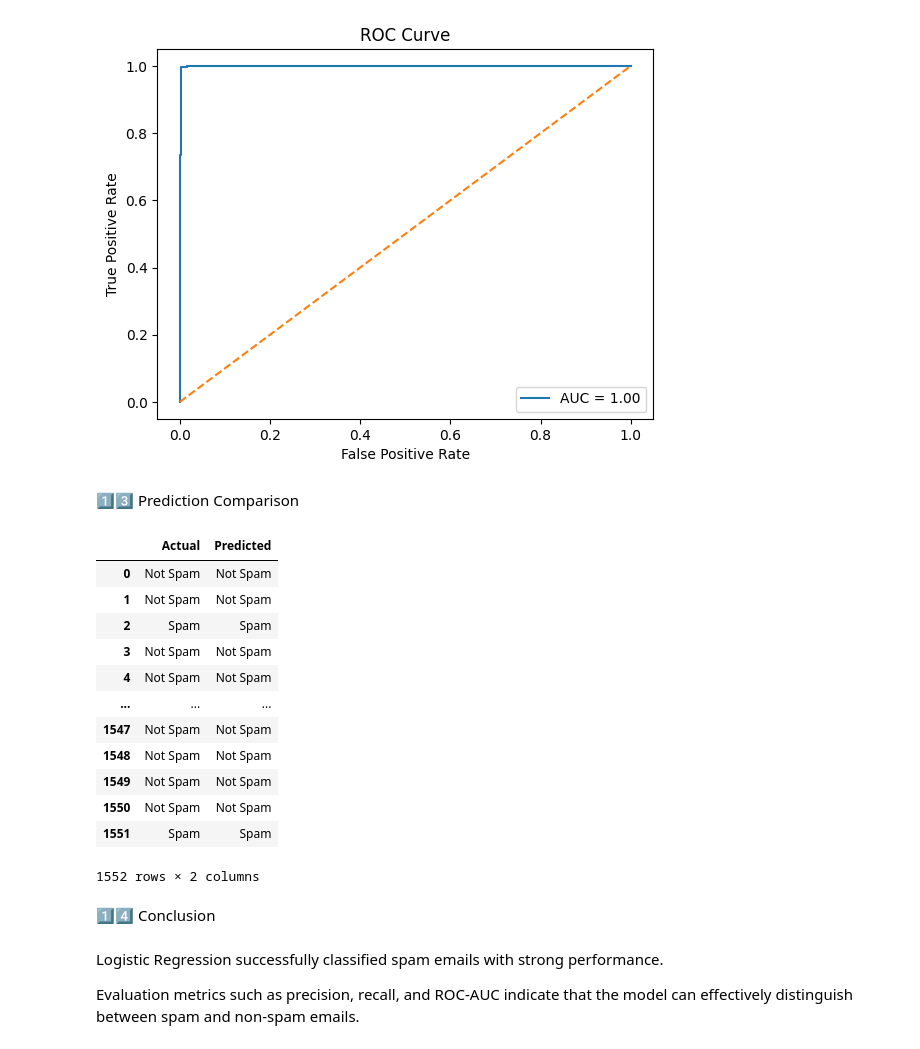
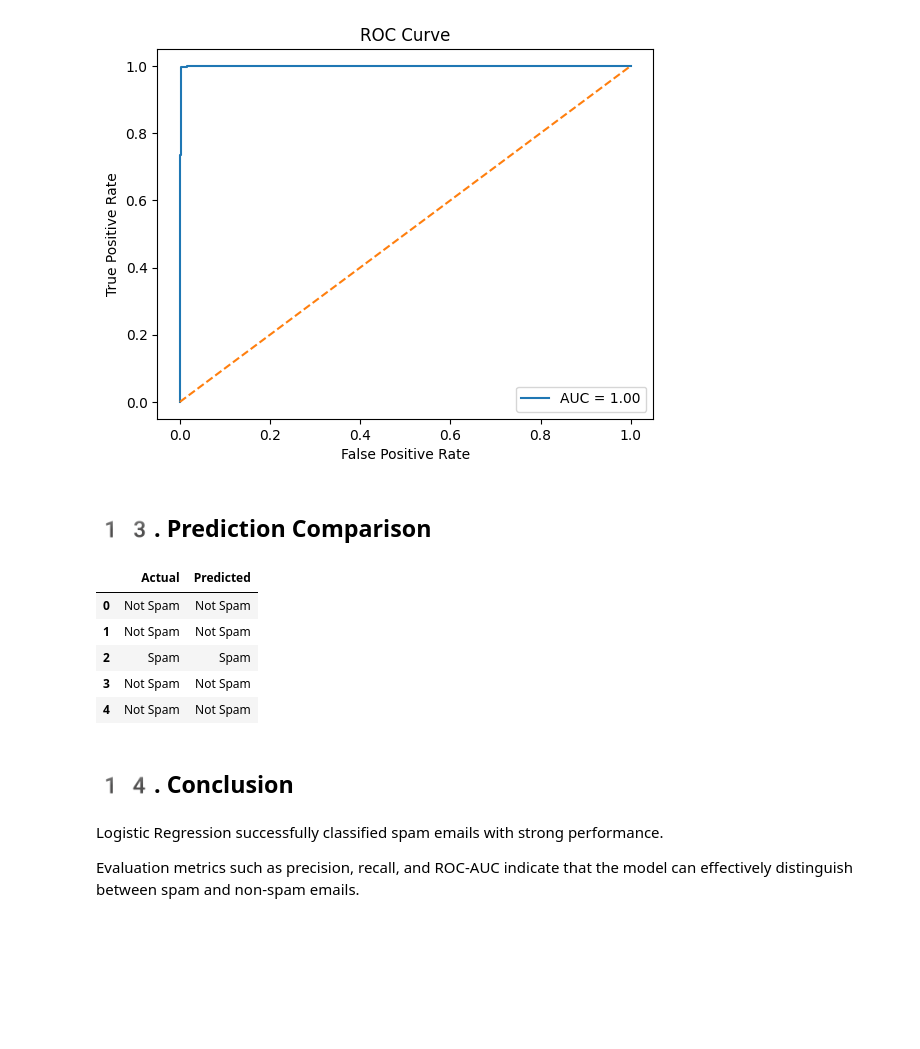
Before and after one commit to AaronShajan1097/ml-ai-projects, a Jupyter notebook: Machine Learning/Classification/Logistic_Regression/spam_email_classifier/spam_email_classifier.ipynb, the cells around one changed output. Saved outputs shown, nothing was run; the diff lists cells and outputs as text; code cells hidden in the pictures; blank space fills up the shorter version.

```diff
--- a/Machine Learning/Classification/Logistic_Regression/spam_email_classifier/spam_email_classifier.ipynb
+++ b/Machine Learning/Classification/Logistic_Regression/spam_email_classifier/spam_email_classifier.ipynb
@@ -176,33 +185,26 @@ plt.show()
 # %% [output]
 [figure]
 # %% [markdown]
-1️⃣3️⃣ Prediction Comparison
+## 1️3️. Prediction Comparison
 # %%
 comparison = pd.DataFrame({
     "Actual": y_test.values,
     "Predicted": y_pred
 })
 
 comparison["Actual"] = comparison["Actual"].map({0: "Not Spam", 1: "Spam"})
 comparison["Predicted"] = comparison["Predicted"].map({0: "Not Spam", 1: "Spam"})
 
-comparison
+comparison.head()
 # %% [output]
 |  | Actual | Predicted |
 | 0 | Not Spam | Not Spam |
 | 1 | Not Spam | Not Spam |
 | 2 | Spam | Spam |
 | 3 | Not Spam | Not Spam |
 | 4 | Not Spam | Not Spam |
-| ... | ... | ... |
-| 1547 | Not Spam | Not Spam |
-| 1548 | Not Spam | Not Spam |
-| 1549 | Not Spam | Not Spam |
-| 1550 | Not Spam | Not Spam |
-| 1551 | Spam | Spam |
-1552 rows × 2 columns
 # %% [markdown]
-1️⃣4️⃣ Conclusion
+## 1️4️. Conclusion
 # %% [markdown]
 Logistic Regression successfully classified spam emails with strong performance.
 
```
Also changed, not shown: parts of 15 cells of this notebook, 6 other files.
